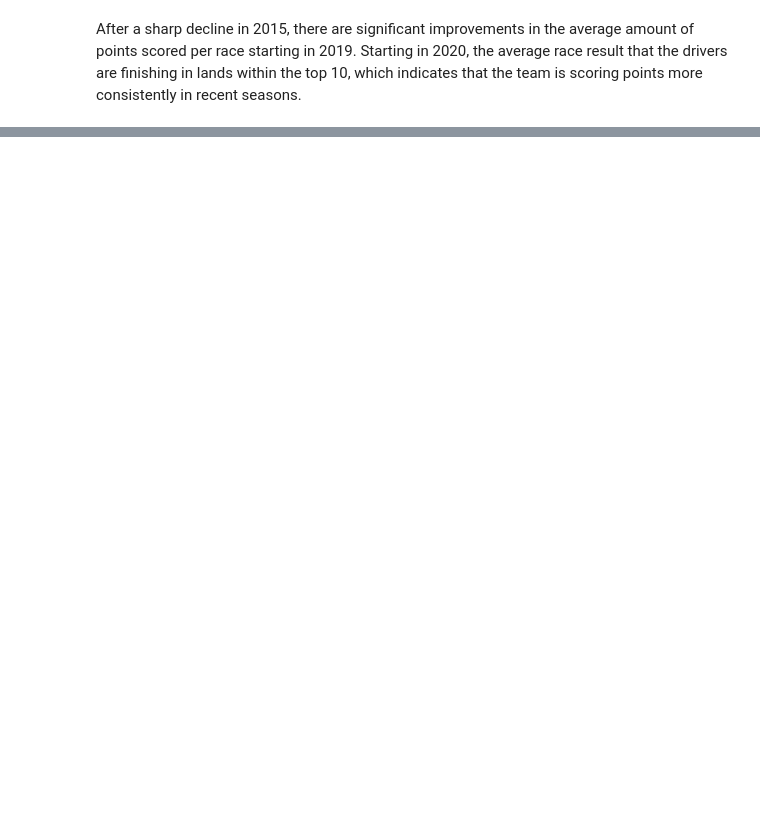
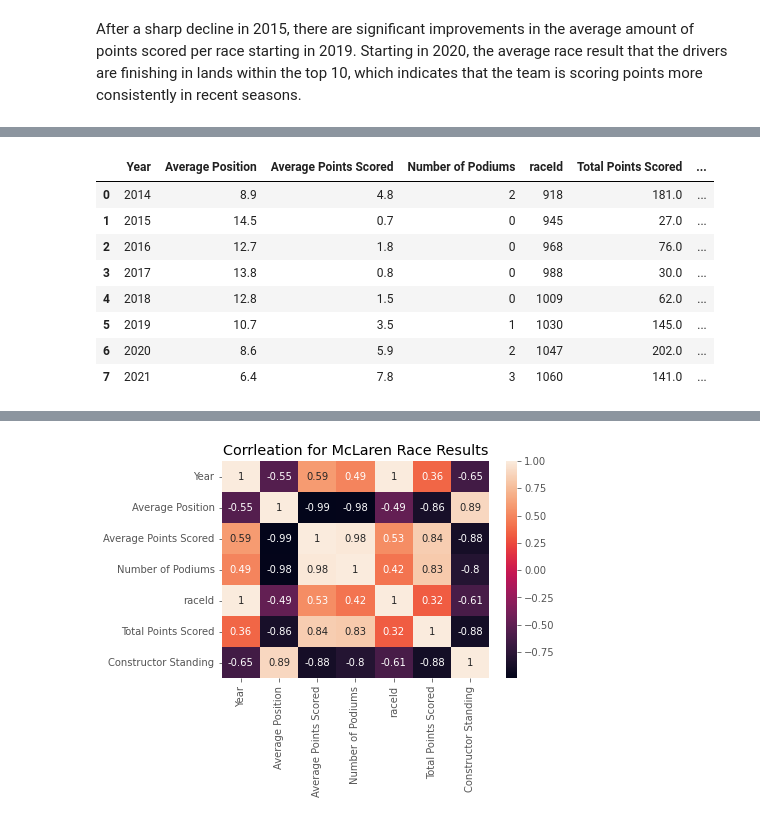
Before and after one commit to dannguyen216/f1-data-exploration, a Jupyter notebook: formula_one/mclaren_hybrid_era.ipynb, the cells around one changed output, grey strips where cells are left out. Drawn from its saved outputs; the diff is of its cells as text; code cells hidden in the pictures; blank space fills up the shorter version.

```diff
--- a/formula_one/mclaren_hybrid_era.ipynb
+++ b/formula_one/mclaren_hybrid_era.ipynb
@@ -258,0 +277,34 @@ Seeing all of the team's race results reinforces previous observations when we g
+# %%
+# Joining the calculated averages (points and finishing positions) with other overall
+# results for the team each year (constructor standings, total points)
+yearly_results = average_race_results.merge(count_podiums, on='year')
+yearly_results = yearly_results.merge(mclaren_standings, on='year')
+
+# Dropping unnecessary values:
+# 1. The team has no wins within this period, so there is no correlation
+# 2. The results being compared are calculated by year, so the date of the last race
+#       of the season is not needed.
+yearly_results.drop(columns={'wins', 'date_of_last_race'}, inplace=True)
+
+# Renaming the columns to clean up the formatting of the axes of the heatmap
+yearly_results.rename(columns={'year':'Year', 'average_position':'Average Position',
+                        'average_points_scored':'Average Points Scored','number_of_podiums':'Number of Podiums',
+                        'points':'Total Points Scored', 'constructor_standing':'Constructor Standing'}, inplace=True)
+
+# Displaying the yearly results along with the correlation matrix and heatmap
+display(yearly_results)
+display(yearly_results.corr())
+plt.figure()
+sns.heatmap(yearly_results.corr(), annot=True)
+plt.title('Corrleation Matrix for McLaren Race Results')
+plt.show()
+# %% [output]
+|  | Year | Average Position | Average Points Scored | Number of Podiums | raceId | Total Points Scored | ... |
+| 0 | 2014 | 8.9 | 4.8 | 2 | 918 | 181.0 | ... |
+| 1 | 2015 | 14.5 | 0.7 | 0 | 945 | 27.0 | ... |
+| 2 | 2016 | 12.7 | 1.8 | 0 | 968 | 76.0 | ... |
+| 3 | 2017 | 13.8 | 0.8 | 0 | 988 | 30.0 | ... |
+| 4 | 2018 | 12.8 | 1.5 | 0 | 1009 | 62.0 | ... |
+| 5 | 2019 | 10.7 | 3.5 | 1 | 1030 | 145.0 | ... |
+| 6 | 2020 | 8.6 | 5.9 | 2 | 1047 | 202.0 | ... |
+| 7 | 2021 | 6.4 | 7.8 | 3 | 1060 | 141.0 | ... |
@@ -258,0 +319 @@ Seeing all of the team's race results reinforces previous observations when we g
+[figure, added]
```
Also changed, not shown: parts of 21 cells of this notebook.
